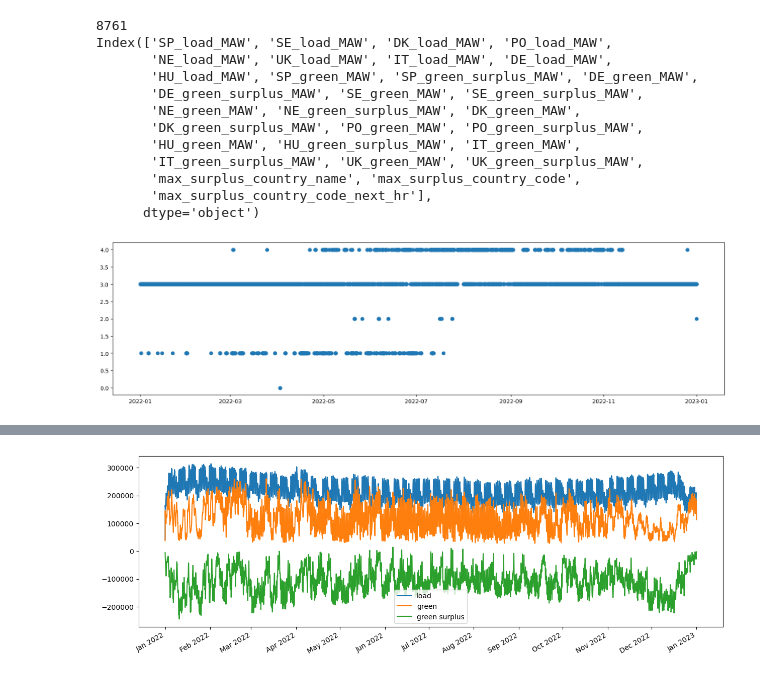
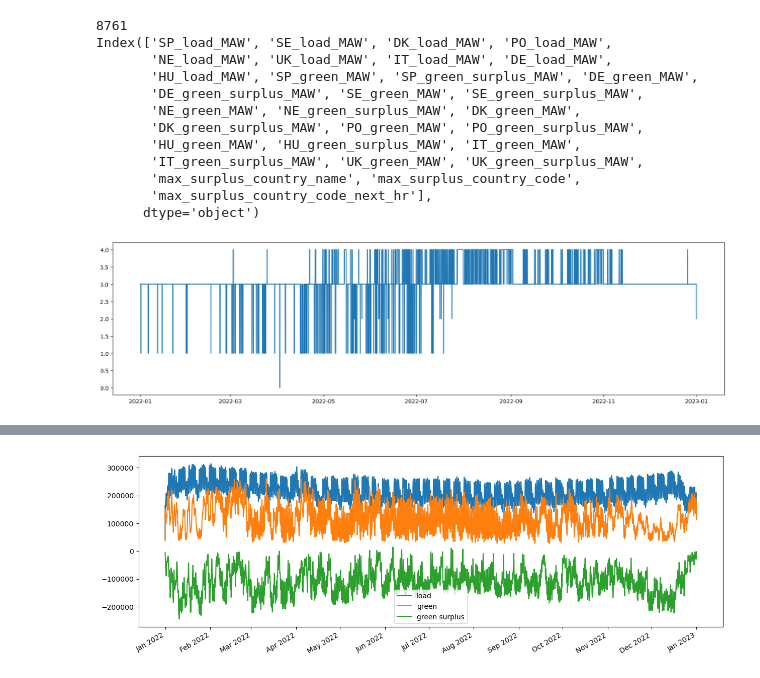
Before and after one commit to hikotei/2023_11_18-SE-Europe-Data_Challenge, a Jupyter notebook: 2023_11_20 data analysis.ipynb, the cells around one changed output, grey strips where cells are left out. Drawn from its saved outputs; the diff is of its cells as text; code cells hidden in the pictures.

```diff
--- a/2023_11_20 data analysis.ipynb
+++ b/2023_11_20 data analysis.ipynb
@@ -53,7 +126,7 @@ Index(['SP_load_MAW', 'SE_load_MAW', 'DK_load_MAW', 'PO_load_MAW',
       dtype='object')
 # %%
 plt.figure(figsize=(20,5))
-plt.scatter(df_simp.index, df_simp['max_surplus_country_code'])
+plt.plot(df_simp.index, df_simp['max_surplus_country_code'])
 plt.show()
 # %% [output]
-[figure, old version]
+[figure, new version]
```
Also changed, not shown: parts of 5 cells of this notebook, 1 other file.
